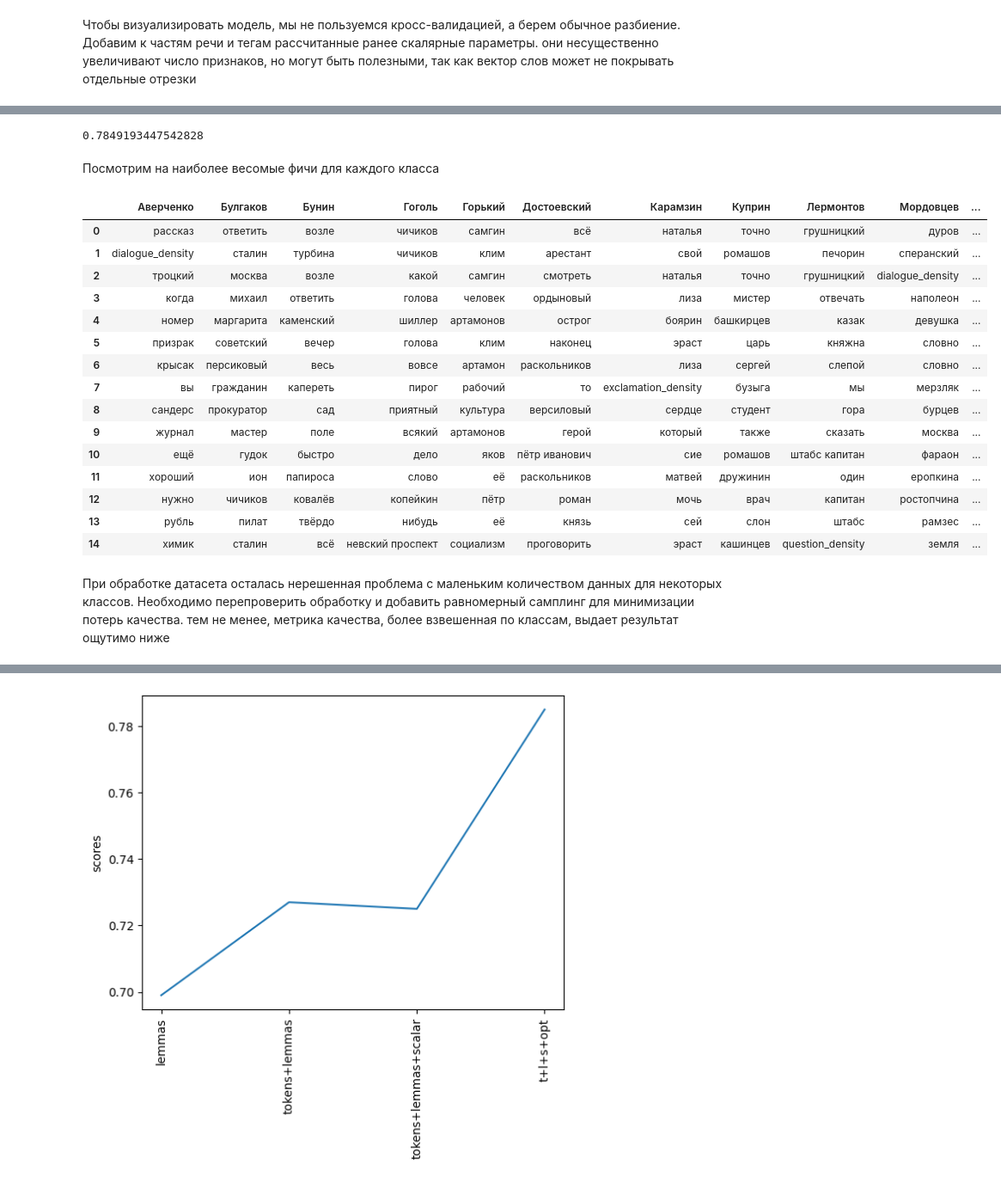
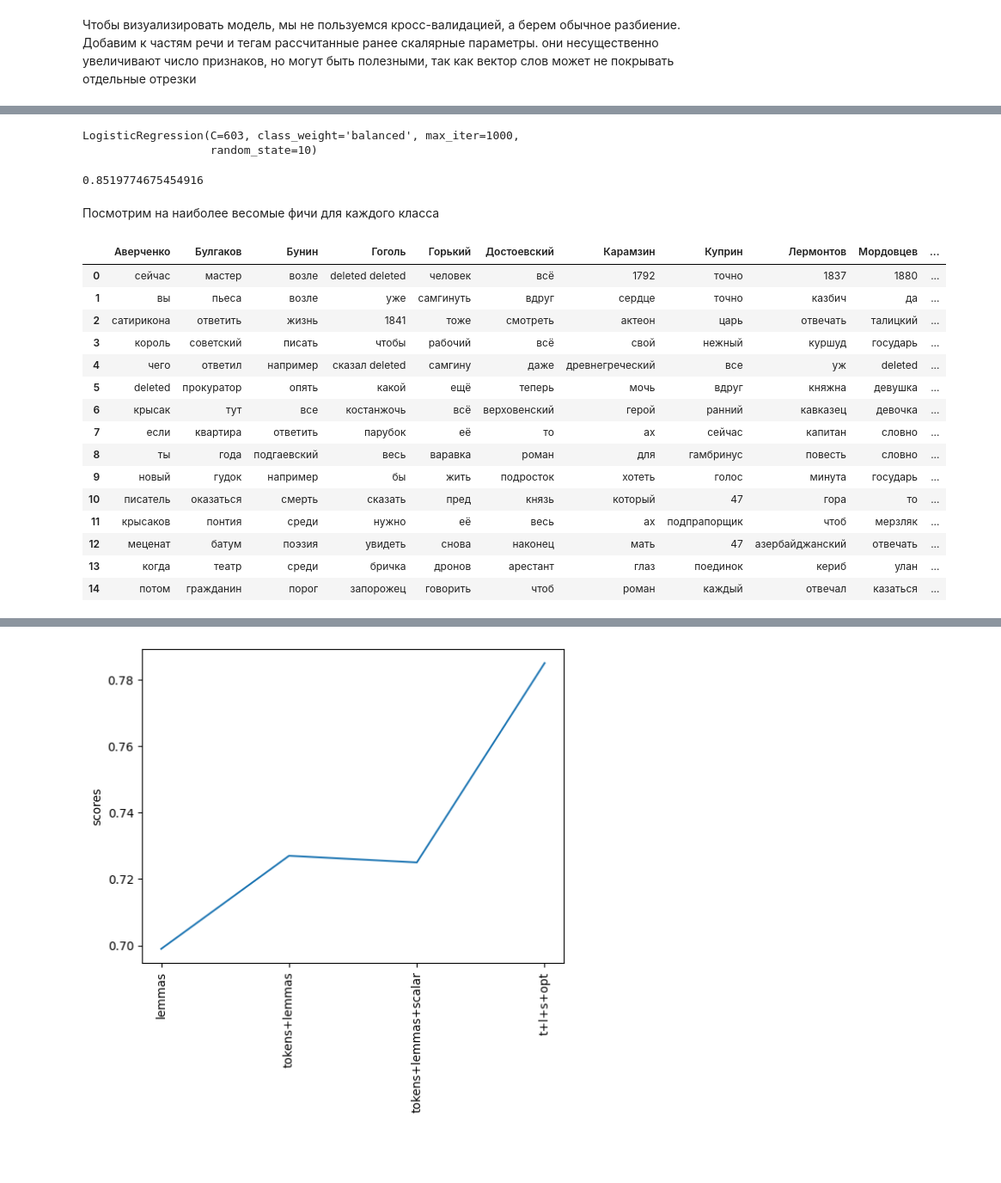
Before and after one commit to Dm12H/MLHLS_2022_Text_authorship_group2, a Jupyter notebook: log_reg_iterations_v2.ipynb, the cells around one changed output, grey strips where cells are left out. Shown at 86% size. Cells and saved outputs as stored; diff of their text form; code cells hidden in the pictures; blank space fills up the shorter version.

```diff
--- a/log_reg_iterations_v2.ipynb
+++ b/log_reg_iterations_v2.ipynb
@@ -13,5 +17,5 @@ DFRAME_PATH="/home/dm12h/authorship/temp/aggregated_df.csv"
 # %%
-df = pd.read_csv(DFRAME_PATH)
+df = load_df(DFRAME_PATH)
 # %%
 df
 # %% [output]
@@ -80,9 +34,0 @@ def count_features(df):
-# %%
-df = count_features(df)
-# %%
-df['counts'] = df.book.map(df.book.value_counts())
-def add_class_based_weigths(df):
-    author_counts= df.author.map(df.author.value_counts())
-    num_authors = len(df.author.unique())
-    df["probs"] = 1/(author_counts*num_authors)
-add_class_based_weigths(df)
@@ -504,27 +213,56 @@ LogisticRegression(C=5000, class_weight='balanced', max_iter=1000,
+# %%
+param_dict = {
+    "tokens": {
+        "max_count": 15000,
+        "n_min":1,
+        "n":4,
+    },
+    "lemmas": {
+        "max_count": 50000,
+        "n_min":1,
+        "n": 1
+    }
+}
+
+df_train, df_test, y_train, y_test = train_test_split(df, share=0.7)
+data_enc, label_enc = get_encoders(df, df_train, param_dict.keys(), param_dict)
+
+x_train = data_enc.fit_transform(df_train)
+x_test = data_enc.transform(df_test)
+y_train = label_enc.transform(y_train)
+y_test = label_enc.transform(y_test)
+
+clf = LogisticRegression(penalty="l2",
+                         random_state=10,
+                         C=603,
+                         class_weight="balanced",
+                         max_iter=1000)
+clf.fit(x_train, y_train)
+# %% [output]
+LogisticRegression(C=603, class_weight='balanced', max_iter=1000,
+                   random_state=10)
 # %%
-f1_score(clf.predict(x_test), y_test, average="micro")
+f1_score(clf.predict(x_test), y_test, average="macro")
 # %% [output]
-0.7849193447542828
+0.8519774675454916
 # %% [markdown]
 Посмотрим на наиболее весомые фичи для каждого класса
 # %%
-get_top_features(label_encoder, data_encoder, clf, n=15)
+get_top_features(label_enc, data_enc, clf, n=15)
 # %% [output]
 |  | Аверченко | Булгаков | Бунин | Гоголь | Горький | Достоевский | Карамзин | Куприн | Лермонтов | Мордовцев | ... |
-| 0 | рассказ | ответить | возле | чичиков | самгин | всё | наталья | точно | грушницкий | дуров | ... |
-| 1 | dialogue_density | сталин | турбина | чичиков | клим | арестант | свой | ромашов | печорин | сперанский | ... |
-| 2 | троцкий | москва | возле | какой | самгин | смотреть | наталья | точно | грушницкий | dialogue_density | ... |
-| 3 | когда | михаил | ответить | голова | человек | ордыновый | лиза | мистер | отвечать | наполеон | ... |
-| 4 | номер | маргарита | каменский | шиллер | артамонов | острог | боярин | башкирцев | казак | девушка | ... |
-| 5 | призрак | советский | вечер | голова | клим | наконец | эраст | царь | княжна | словно | ... |
-| 6 | крысак | персиковый | весь | вовсе | артамон | раскольников | лиза | сергей | слепой | словно | ... |
-| 7 | вы | гражданин | капереть | пирог | рабочий | то | exclamation_density | бузыга | мы | мерзляк | ... |
-| 8 | сандерс | прокуратор | сад | приятный | культура | версиловый | сердце | студент | гора | бурцев | ... |
-| 9 | журнал | мастер | поле | всякий | артамонов | герой | который | также | сказать | москва | ... |
-| 10 | ещё | гудок | быстро | дело | яков | пётр иванович | сие | ромашов | штабс капитан | фараон | ... |
-| 11 | хороший | ион | папироса | слово | её | раскольников | матвей | дружинин | один | еропкина | ... |
-| 12 | нужно | чичиков | ковалёв | копейкин | пётр | роман | мочь | врач | капитан | ростопчина | ... |
-| 13 | рубль | пилат | твёрдо | нибудь | её | князь | сей | слон | штабс | рамзес | ... |
-| 14 | химик | сталин | всё | невский проспект | социализм | проговорить | эраст | кашинцев | question_density | земля | ... |
+| 0 | сейчас | мастер | возле | deleted deleted | человек | всё | 1792 | точно | 1837 | 1880 | ... |
+| 1 | вы | пьеса | возле | уже | самгинуть | вдруг | сердце | точно | казбич | да | ... |
+| 2 | сатирикона | ответить | жизнь | 1841 | тоже | смотреть | актеон | царь | отвечать | талицкий | ... |
+| 3 | король | советский | писать | чтобы | рабочий | всё | свой | нежный | куршуд | государь | ... |
+| 4 | чего | ответил | например | сказал deleted | самгину | даже | древнегреческий | все | уж | deleted | ... |
+| 5 | deleted | прокуратор | опять | какой | ещё | теперь | мочь | вдруг | княжна | девушка | ... |
+| 6 | крысак | тут | все | костанжочь | всё | верховенский | герой | ранний | кавказец | девочка | ... |
+| 7 | если | квартира | ответить | парубок | её | то | ах | сейчас | капитан | словно | ... |
+| 8 | ты | года | подгаевский | весь | варавка | роман | для | гамбринус | повесть | словно | ... |
+| 9 | новый | гудок | например | бы | жить | подросток | хотеть | голос | минута | государь | ... |
+| 10 | писатель | оказаться | смерть | сказать | пред | князь | который | 47 | гора | то | ... |
+| 11 | крысаков | понтия | среди | нужно | её | весь | ах | подпрапорщик | чтоб | мерзляк | ... |
+| 12 | меценат | батум | поэзия | увидеть | снова | наконец | мать | 47 | азербайджанский | отвечать | ... |
+| 13 | когда | театр | среди | бричка | дронов | арестант | глаз | поединок | кериб | улан | ... |
+| 14 | потом | гражданин | порог | запорожец | говорить | чтоб | роман | каждый | отвечал | казаться | ... |
-# %% [markdown]
-При обработке датасета осталась нерешенная проблема с маленьким количеством данных для некоторых классов. Необходимо перепроверить обработку и добавить равномерный самплинг для минимизации потерь качества. тем не менее, метрика качества, более взвешенная по классам, выдает результат ощутимо ниже
```
Also changed, not shown: parts of 44 cells of this notebook, 5 other files.
